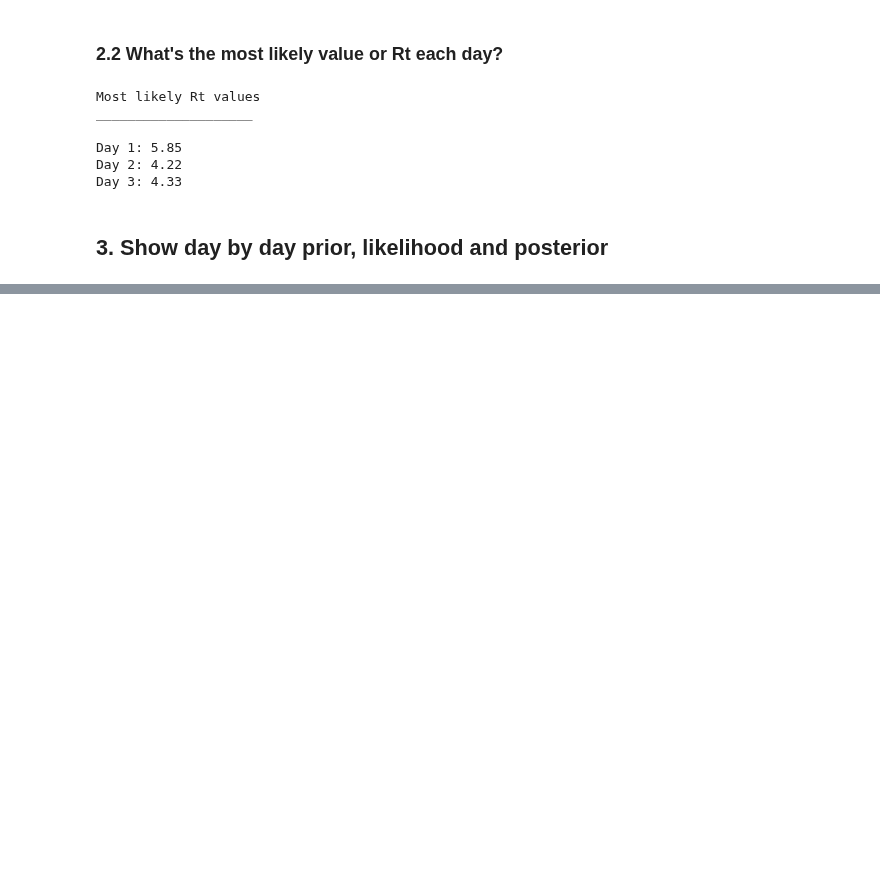
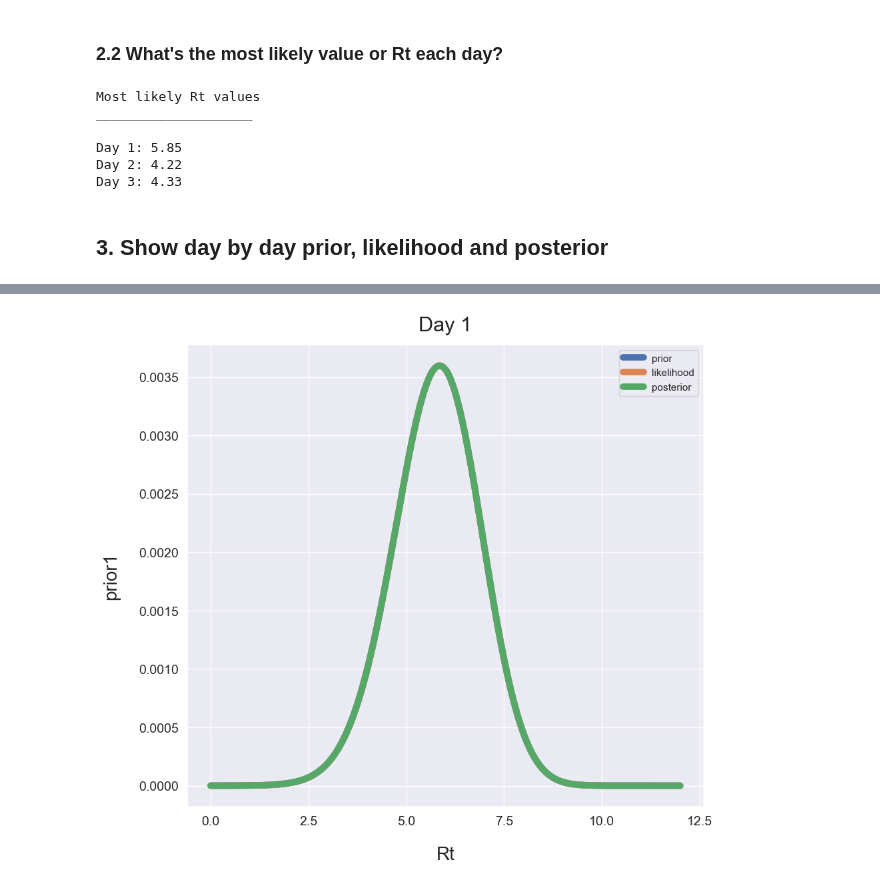
Before and after one commit to mikjf/statistics_and_experimental_design, a Jupyter notebook: covid_Rt_estimation.ipynb, the cells around one changed output, grey strips where cells are left out. Drawn from its saved outputs; the diff is of its cells as text; code cells hidden in the pictures; blank space fills up the shorter version.

```diff
--- a/covid_Rt_estimation.ipynb
+++ b/covid_Rt_estimation.ipynb
@@ -232,0 +251,36 @@ Day 3: 4.33
+# %%
+# all rows k40 likelihood
+prior1 = likelihood_df.iloc[:,1]
+likelihood1 = likelihood_df.iloc[:,1]
+# all rows d1 posteriors
+posterior1 = posteriors_df.iloc[:,1]
+
+# same for second set (day 2) but we use posterior1 as now we have the prior day
+prior2 = posterior1 #likelihood_df.iloc[:,1]
+likelihood2 = likelihood_df.iloc[:,2]
+posterior2 = posteriors_df.iloc[:,2]
+
+# same for third set (day 3)
+prior3 = posterior2
+likelihood3 = likelihood_df.iloc[:,3]
+posterior3 = posteriors_df.iloc[:,3]
+
+# create df for each day
+day1 = pd.DataFrame({"prior":prior1, "likelihood": likelihood1, "posterior":posterior1, "Rt":r_t_range}).set_index("Rt")
+day2 = pd.DataFrame({"prior":prior2, "likelihood": likelihood2, "posterior":posterior2, "Rt":r_t_range}).set_index("Rt")
+day3 = pd.DataFrame({"prior":prior3, "likelihood": likelihood3, "posterior":posterior3, "Rt":r_t_range}).set_index("Rt")
+# %%
+# day 1
+
+p1 = day1.plot(
+    fontsize = 14,
+    figsize = (10,9),
+    lw = 7,
+    xticks = [0, 2.5, 5, 7.5, 10, 12.5]
+    )
+
+p1.set_title("Day 1", pad = 15, fontdict = {'size':22})
+p1.set_ylabel("prior1", fontdict = {'fontsize': 20}, labelpad = 20);
+p1.set_xlabel("Rt", fontdict = {'fontsize': 20}, labelpad = 20);
+# %% [output]
+[figure, added]
```
Also changed, not shown: parts of 4 cells of this notebook.
